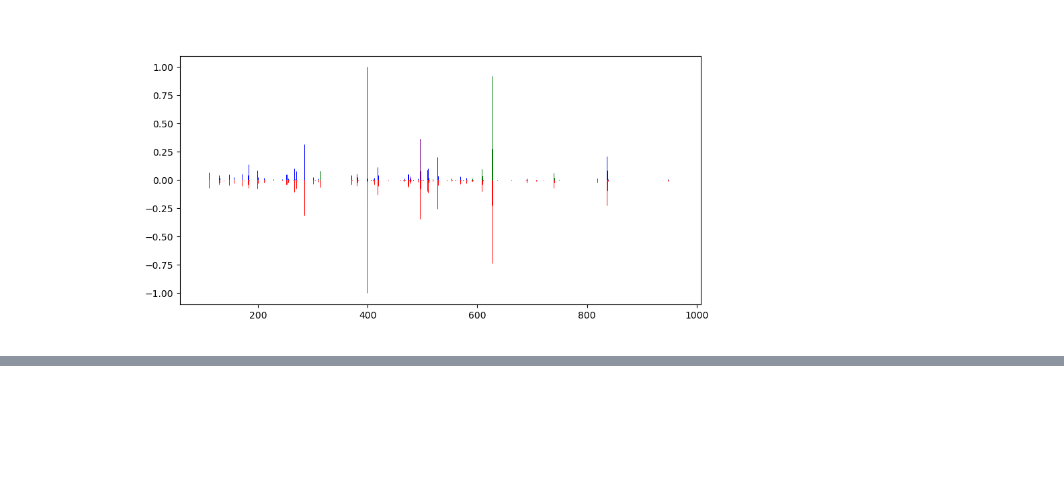
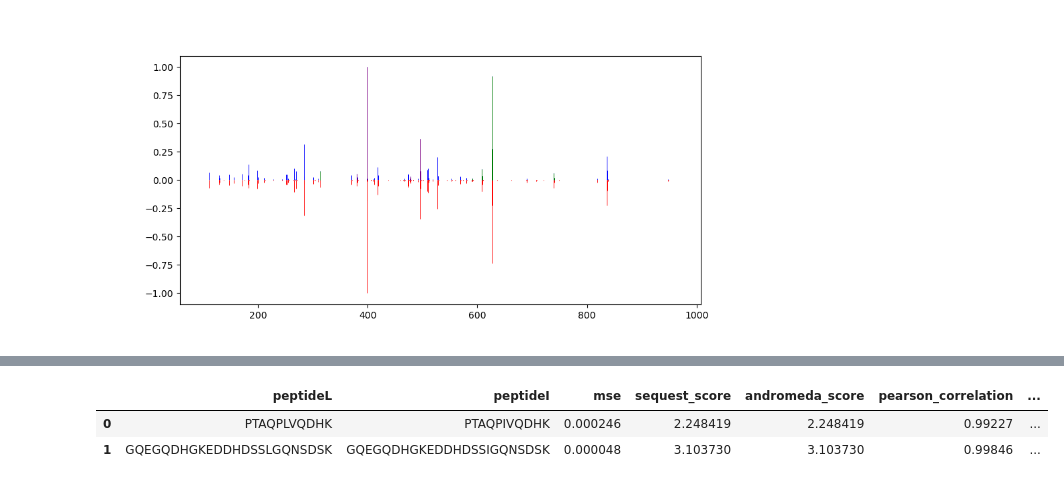
Before and after one commit to jlapin1/spectral_similarity, a Jupyter notebook: notebook1.ipynb, the cells around one changed output, grey strips where cells are left out. Cells and saved outputs as stored; diff of their text form; code cells hidden in the pictures; blank space fills up the shorter version.

Commit message:
Fasta parser function and notebook able to produce a dataframe

```diff
--- a/notebook1.ipynb
+++ b/notebook1.ipynb
@@ -4,20 +9,20 @@ from koinapy import Koina
 import numpy as np
 import pandas as pd
 
-peptides = [
-    "PTAQPIVQDHK",
-    "PTAQPLVQDHK",
-]
+peptides = np.array([
+    ["PTAQPIVQDHK", 'PTAQPLVQDHK'],
+    ["GQEGQDHGKEDDHDSSIGQNSDSK", 'GQEGQDHGKEDDHDSSLGQNSDSK']
+])
 
-L = len(peptides)
+L = peptides.shape[0]
 
 # koinapy only takes the input it requires for the current model.
 # if you want to compare multiple models you can use a dataframe wit all columns at the same time.
 inputs = pd.DataFrame()
-inputs['peptide_sequences'] = np.array(peptides)
-inputs['precursor_charges'] = np.array(L*[3])
-inputs['collision_energies'] = np.array(L*[25])
-inputs['instrument_types'] = np.array(L*["LUMOS"])
+inputs['peptide_sequences'] = np.array(peptides.flatten())
+inputs['precursor_charges'] = np.array(2*[3]+2*[4])
+inputs['collision_energies'] = np.array(L*2*[25])
+inputs['instrument_types'] = np.array(L*2*["LUMOS"])
 
 
 # If you are unsure what inputs your model requires run `model.model_inputs`
@@ -32,10 +37,10 @@ plt.close('all')
 fig,ax = plt.subplots()
 fig.set_figwidth(10)
 
-predI = predictions.query("peptide_sequences.str.contains('I')")
+predI = predictions.query(f"peptide_sequences == '{peptides[0][0]}' and peptide_sequences.str.contains('I')")
 bee = predI.query(f"annotation.str.contains('b5|b4')")
 why = predI.query(f"annotation.str.contains('y5|y6')")
-predL = predictions.query("peptide_sequences.str.contains('L')")
+predL = predictions.query(f"peptide_sequences == '{peptides[0][1]}' and peptide_sequences.str.contains('L')")
 
 ax.vlines(predI['mz'], ymin=0, ymax=predI['intensities'], color='b', linewidth=0.7)
 ax.vlines(predL['mz'], ymin=-predL['intensities'], ymax=0, color='r', linewidth=0.7)
@@ -47,4 +52,24 @@ ax.vlines(why['mz'], ymin=0, ymax=why['intensities'], color='green', linewidth=0
 # %%
 import metrics as M
 keys = [m for m in dir(M) if ((m[:2]!='__')&(m!='binarize')&(m!='normalize'))]
+keys = [
+    'mse',
+    'sequest_score',
+    'andromeda_score',
+    'pearson_correlation',
+    'spearman_correlation',
+    'dot_product',
+    'mara_similarity',
+    'modified_dot_product',
+    'massbank_score',
+    'gnps_score',
+    'stein_scott_score',
+    'wasserstein',
+    'kendall_tau',
+    'mutual_information',
+    'bray_curtis',
+    'canberra_distance',
+    'mara_weighted_similarity',
+    'diagnostic_weighted_similarity'
+]
 # %%
@@ -90,0 +112,6 @@ Didn't work: wasserstein_distance
+# %%
+df
+# %% [output]
+|  | peptideL | peptideI | mse | sequest_score | andromeda_score | pearson_correlation | ... |
+| 0 | PTAQPLVQDHK | PTAQPIVQDHK | 0.000246 | 2.248419 | 2.248419 | 0.99227 | ... |
+| 1 | GQEGQDHGKEDDHDSSLGQNSDSK | GQEGQDHGKEDDHDSSIGQNSDSK | 0.000048 | 3.103730 | 3.103730 | 0.99846 | ... |
```
Also changed, not shown: parts of 2 cells of this notebook, 1 other file.
